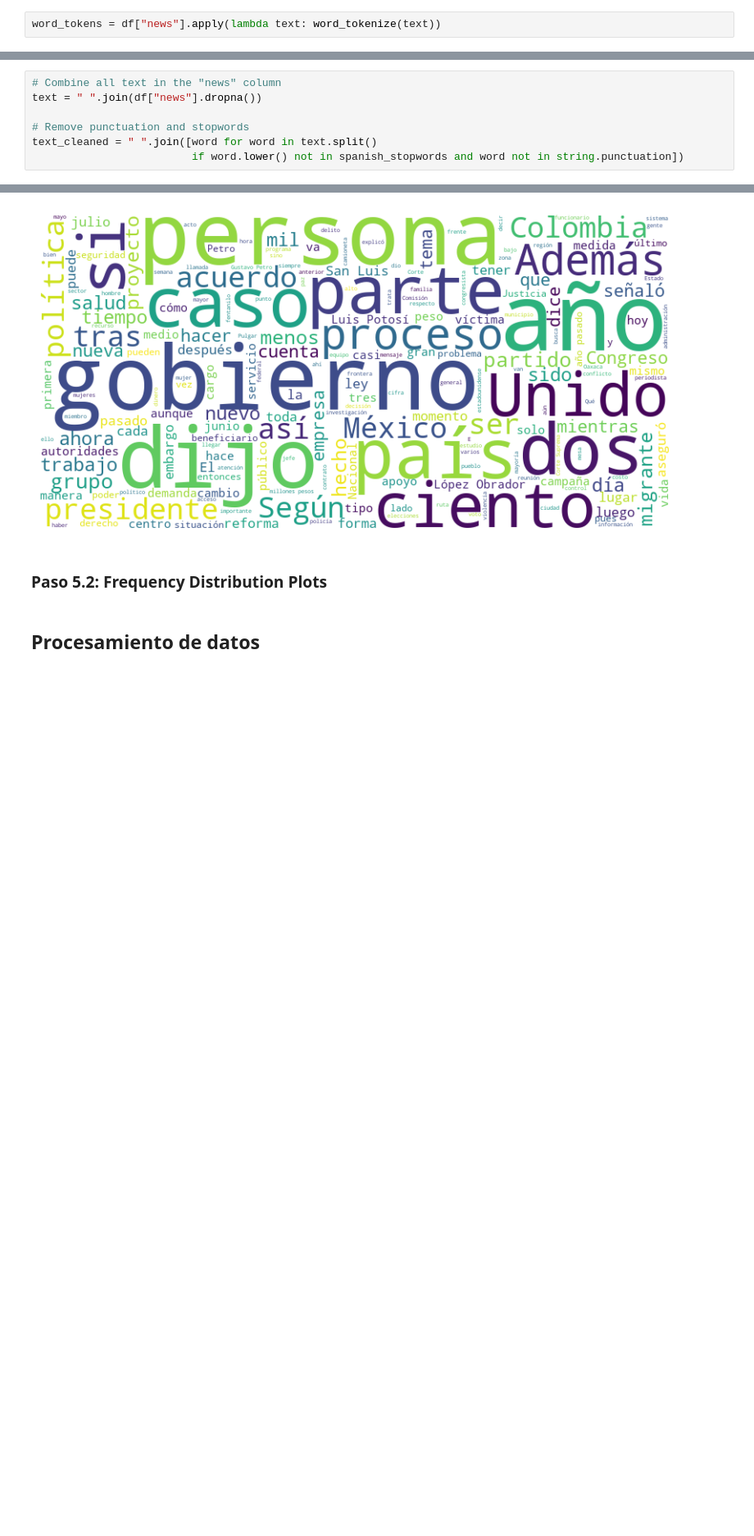
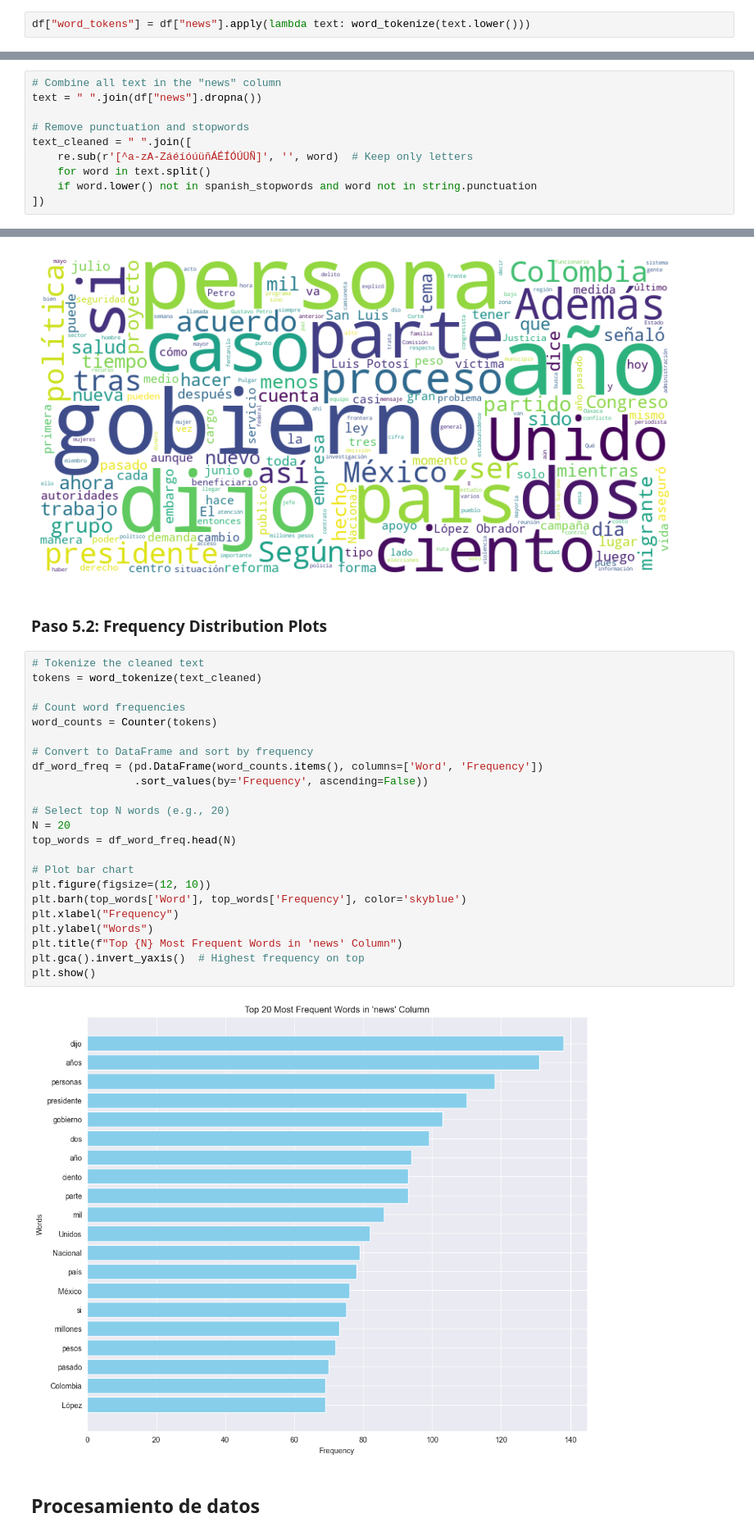
Before and after one commit to BlueAutomata/nlp-media-framing, a Jupyter notebook: notebooks/EDA.ipynb, the cells around one changed output, grey strips where cells are left out. Shown at 82% size. Saved outputs shown, nothing was run; the diff lists cells and outputs as text; blank space fills up the shorter version.

```diff
--- a/notebooks/EDA.ipynb
+++ b/notebooks/EDA.ipynb
@@ -241,5 +241,5 @@ plt.show()
 # %% [markdown]
 ### Paso 2.1: Word Tokenization
 # %%
-word_tokens = df["news"].apply(lambda text: word_tokenize(text))
+df["word_tokens"] = df["news"].apply(lambda text: word_tokenize(text.lower()))
 # %%
@@ -290,5 +288,8 @@ spanish_stopwords = set(stopwords.words('spanish'))
 text = " ".join(df["news"].dropna())
 
 # Remove punctuation and stopwords
-text_cleaned = " ".join([word for word in text.split()
-                         if word.lower() not in spanish_stopwords and word not in string.punctuation])
+text_cleaned = " ".join([
+    re.sub(r'[^a-zA-ZáéíóúüñÁÉÍÓÚÜÑ]', '', word)  # Keep only letters
+    for word in text.split()
+    if word.lower() not in spanish_stopwords and word not in string.punctuation
+])
@@ -311,5 +332,30 @@ plt.show()
 [figure]
 # %% [markdown]
 ### Paso 5.2: Frequency Distribution Plots
+# %%
+# Tokenize the cleaned text
+tokens = word_tokenize(text_cleaned)
+
+# Count word frequencies
+word_counts = Counter(tokens)
+
+# Convert to DataFrame and sort by frequency
+df_word_freq = (pd.DataFrame(word_counts.items(), columns=['Word', 'Frequency'])
+                .sort_values(by='Frequency', ascending=False))
+
+# Select top N words (e.g., 20)
+N = 20
+top_words = df_word_freq.head(N)
+
+# Plot bar chart
+plt.figure(figsize=(12, 10))
+plt.barh(top_words['Word'], top_words['Frequency'], color='skyblue')
+plt.xlabel("Frequency")
+plt.ylabel("Words")
+plt.title(f"Top {N} Most Frequent Words in 'news' Column")
+plt.gca().invert_yaxis()  # Highest frequency on top
+plt.show()
+# %% [output]
+[figure, added]
 # %% [markdown]
 ## Procesamiento de datos
```
Also changed, not shown: parts of 10 cells of this notebook.
